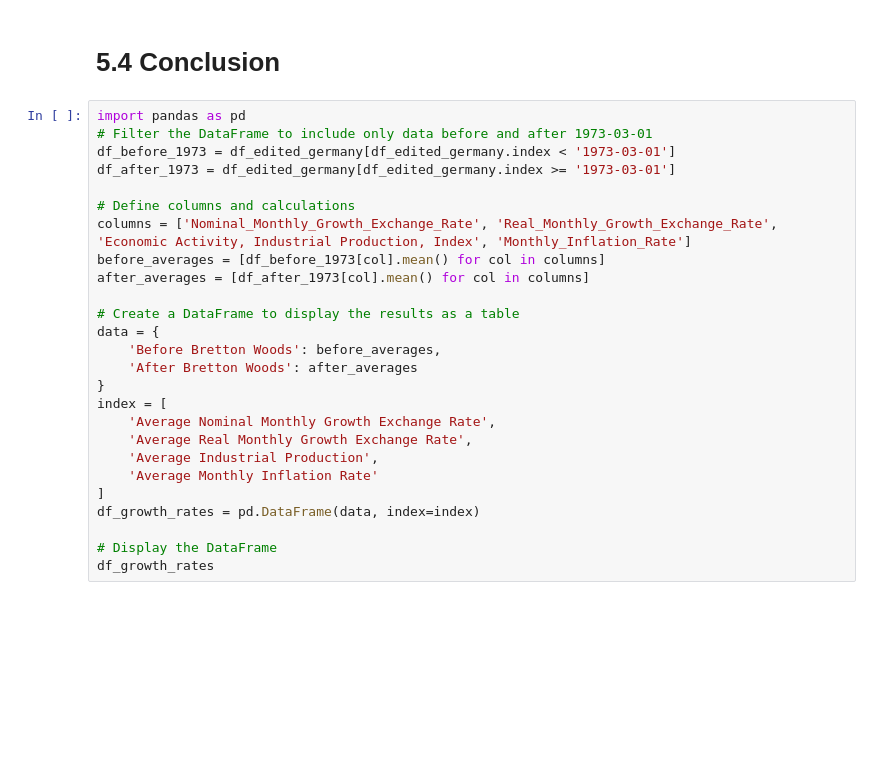
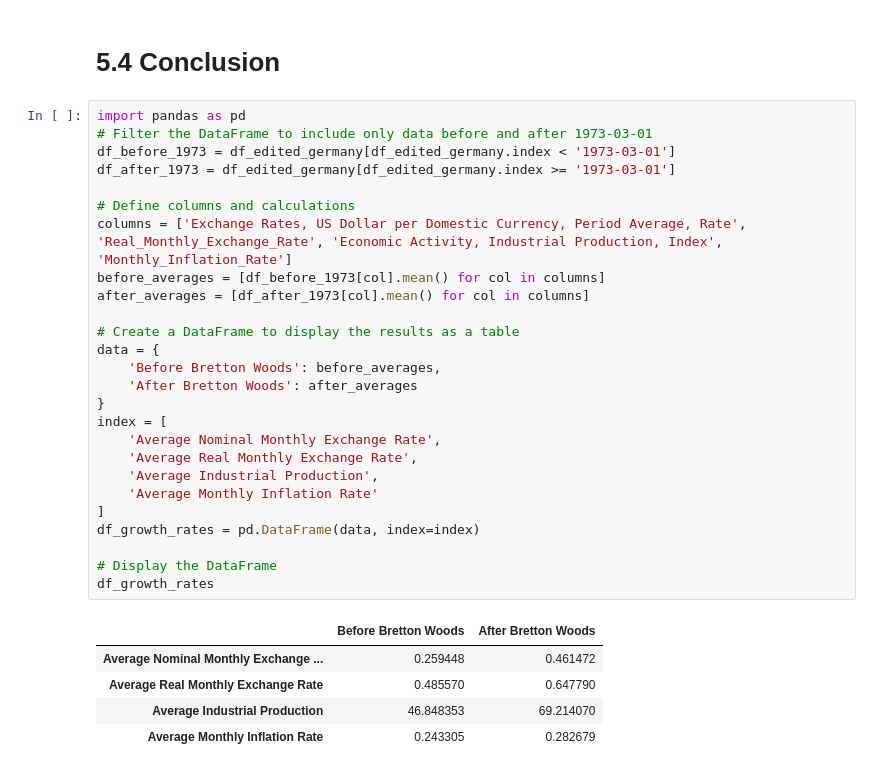
Before and after one commit to Nayrbnat/EC1B1-Coursework, a Jupyter notebook: EC1B1 Coursework.ipynb, the cells around one changed output. Drawn from its saved outputs; the diff is of its cells as text; blank space fills up the shorter version.

```diff
--- a/EC1B1 Coursework.ipynb
+++ b/EC1B1 Coursework.ipynb
@@ -363,26 +525,32 @@ std_df.style.set_table_styles([{'selector': '','props': []}])
 # %%
 import pandas as pd
 # Filter the DataFrame to include only data before and after 1973-03-01
 df_before_1973 = df_edited_germany[df_edited_germany.index < '1973-03-01']
 df_after_1973 = df_edited_germany[df_edited_germany.index >= '1973-03-01']
 
 # Define columns and calculations
-columns = ['Nominal_Monthly_Growth_Exchange_Rate', 'Real_Monthly_Growth_Exchange_Rate', 'Economic Activity, Industrial Production, Index', 'Monthly_Inflation_Rate']
+columns = ['Exchange Rates, US Dollar per Domestic Currency, Period Average, Rate', 'Real_Monthly_Exchange_Rate', 'Economic Activity, Industrial Production, Index', 'Monthly_Inflation_Rate']
 before_averages = [df_before_1973[col].mean() for col in columns]
 after_averages = [df_after_1973[col].mean() for col in columns]
 
 # Create a DataFrame to display the results as a table
 data = {
     'Before Bretton Woods': before_averages,
     'After Bretton Woods': after_averages
 }
 index = [
-    'Average Nominal Monthly Growth Exchange Rate',
-    'Average Real Monthly Growth Exchange Rate',
+    'Average Nominal Monthly Exchange Rate',
+    'Average Real Monthly Exchange Rate',
     'Average Industrial Production',
     'Average Monthly Inflation Rate'
 ]
 df_growth_rates = pd.DataFrame(data, index=index)
 
 # Display the DataFrame
 df_growth_rates
+# %% [output]
+|  | Before Bretton Woods | After Bretton Woods |
+| Average Nominal Monthly Exchange ... | 0.259448 | 0.461472 |
+| Average Real Monthly Exchange Rate | 0.485570 | 0.647790 |
+| Average Industrial Production | 46.848353 | 69.214070 |
+| Average Monthly Inflation Rate | 0.243305 | 0.282679 |
```
Also changed, not shown: parts of 18 cells of this notebook.
